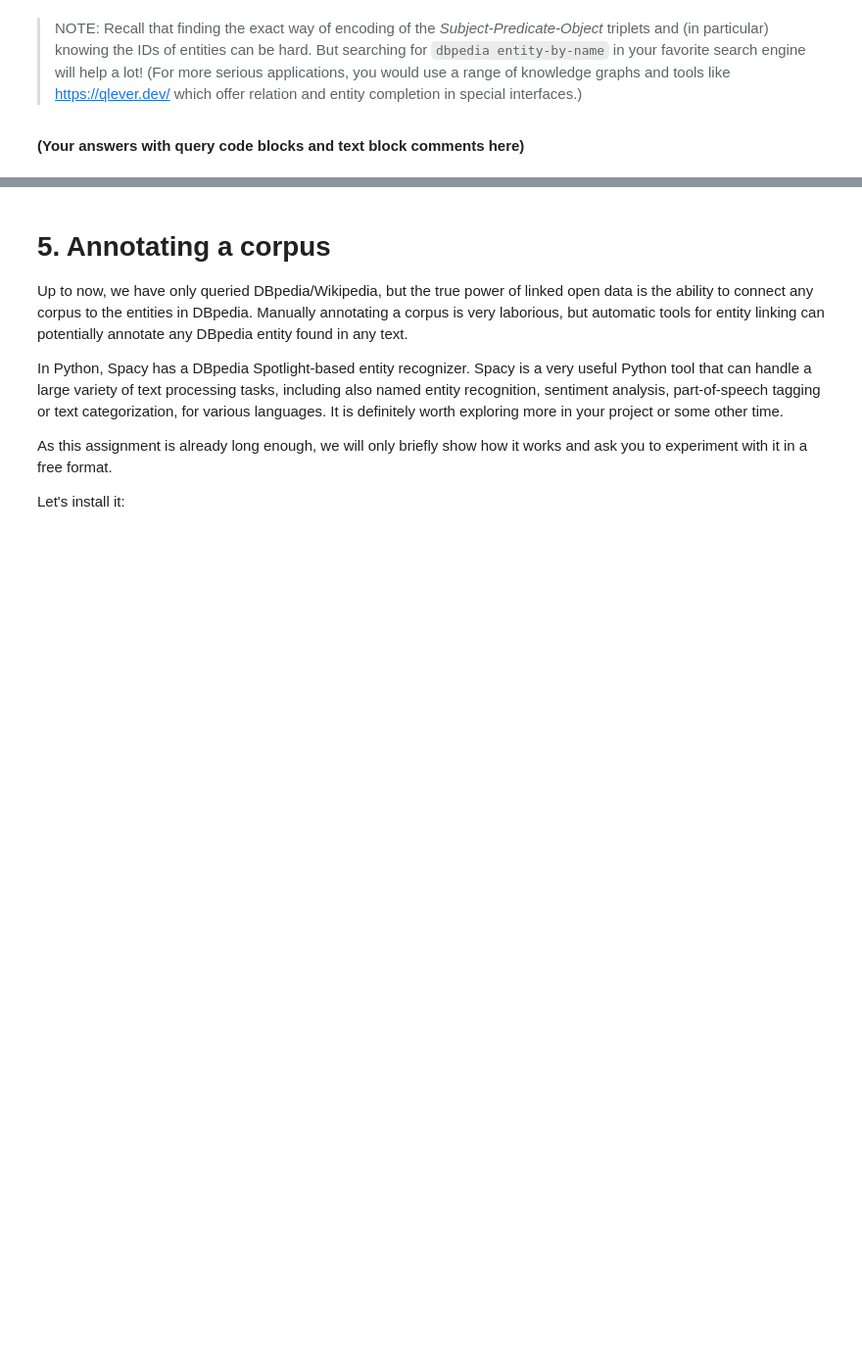
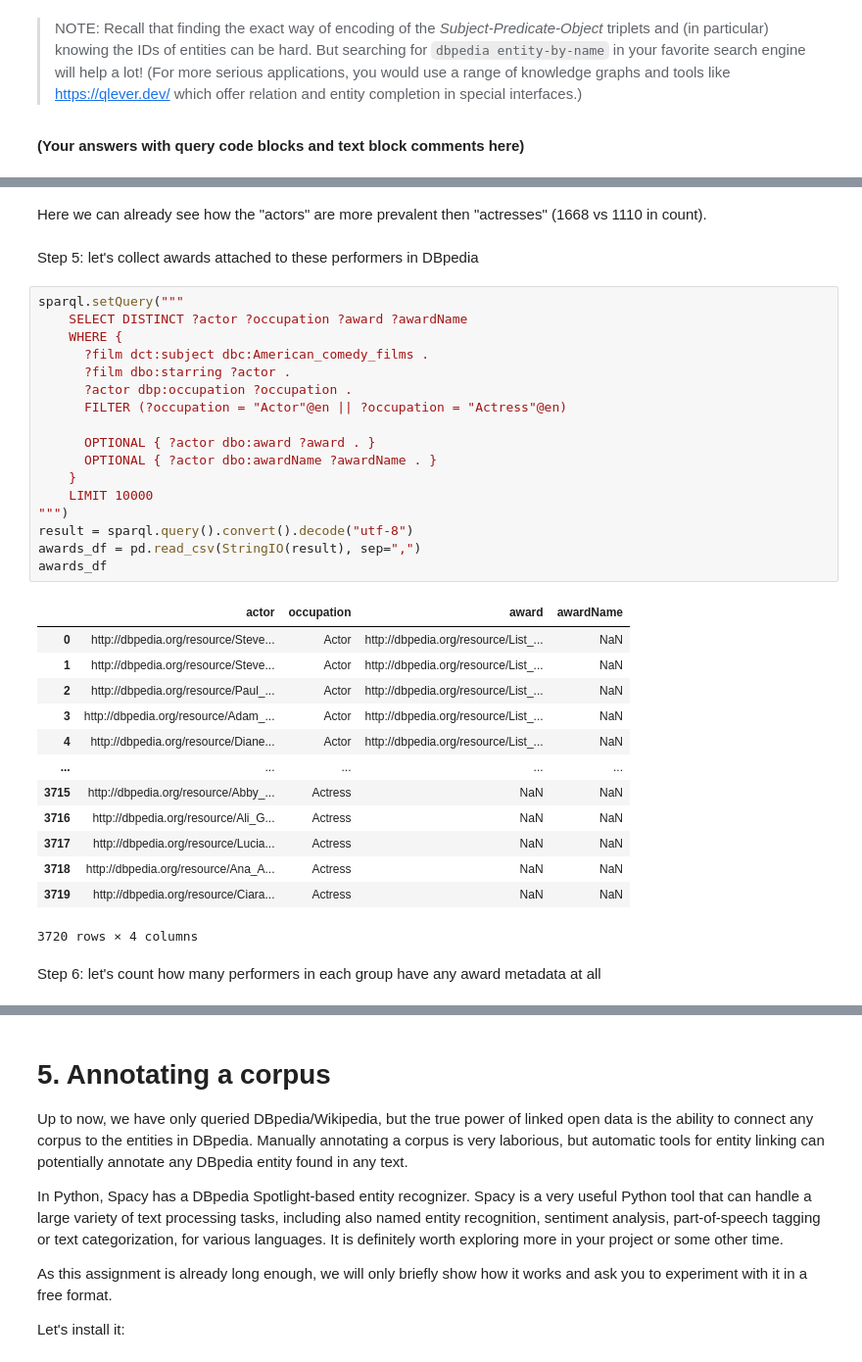
Before and after one commit to NadiyaYakhina/DDR_W3, a Jupyter notebook: 3_lodwanderlust.ipynb, the cells around one changed output, grey strips where cells are left out. Shown: that part at 98% size. Drawn from its saved outputs; the diff is of its cells as text; blank space fills up the shorter version.

```diff
--- a/3_lodwanderlust.ipynb
+++ b/3_lodwanderlust.ipynb
@@ -695,0 +927,37 @@ In a similar way as the example walk, make your own walk through DBpedia/Wikiped
+# %% [markdown]
+Here we can already see how the "actors" are more prevalent then "actresses" (1668 vs 1110 in count).
+# %% [markdown]
+Step 5: let's collect awards attached to these performers in DBpedia
+# %%
+sparql.setQuery("""
+    SELECT DISTINCT ?actor ?occupation ?award ?awardName
+    WHERE {
+      ?film dct:subject dbc:American_comedy_films .
+      ?film dbo:starring ?actor .
+      ?actor dbp:occupation ?occupation .
+      FILTER (?occupation = "Actor"@en || ?occupation = "Actress"@en)
+
+      OPTIONAL { ?actor dbo:award ?award . }
+      OPTIONAL { ?actor dbo:awardName ?awardName . }
+    }
+    LIMIT 10000
+""")
+result = sparql.query().convert().decode("utf-8")
+awards_df = pd.read_csv(StringIO(result), sep=",")
+awards_df
+# %% [output]
+|  | actor | occupation | award | awardName |
+| 0 | http://dbpedia.org/resource/Steve... | Actor | http://dbpedia.org/resource/List_... | NaN |
+| 1 | http://dbpedia.org/resource/Steve... | Actor | http://dbpedia.org/resource/List_... | NaN |
+| 2 | http://dbpedia.org/resource/Paul_... | Actor | http://dbpedia.org/resource/List_... | NaN |
+| 3 | http://dbpedia.org/resource/Adam_... | Actor | http://dbpedia.org/resource/List_... | NaN |
+| 4 | http://dbpedia.org/resource/Diane... | Actor | http://dbpedia.org/resource/List_... | NaN |
+| ... | ... | ... | ... | ... |
+| 3715 | http://dbpedia.org/resource/Abby_... | Actress | NaN | NaN |
+| 3716 | http://dbpedia.org/resource/Ali_G... | Actress | NaN | NaN |
+| 3717 | http://dbpedia.org/resource/Lucia... | Actress | NaN | NaN |
+| 3718 | http://dbpedia.org/resource/Ana_A... | Actress | NaN | NaN |
+| 3719 | http://dbpedia.org/resource/Ciara... | Actress | NaN | NaN |
+3720 rows × 4 columns
+# %% [markdown]
+Step 6: let's count how many performers in each group have any award metadata at all
```
Also changed, not shown: parts of 36 cells of this notebook.
